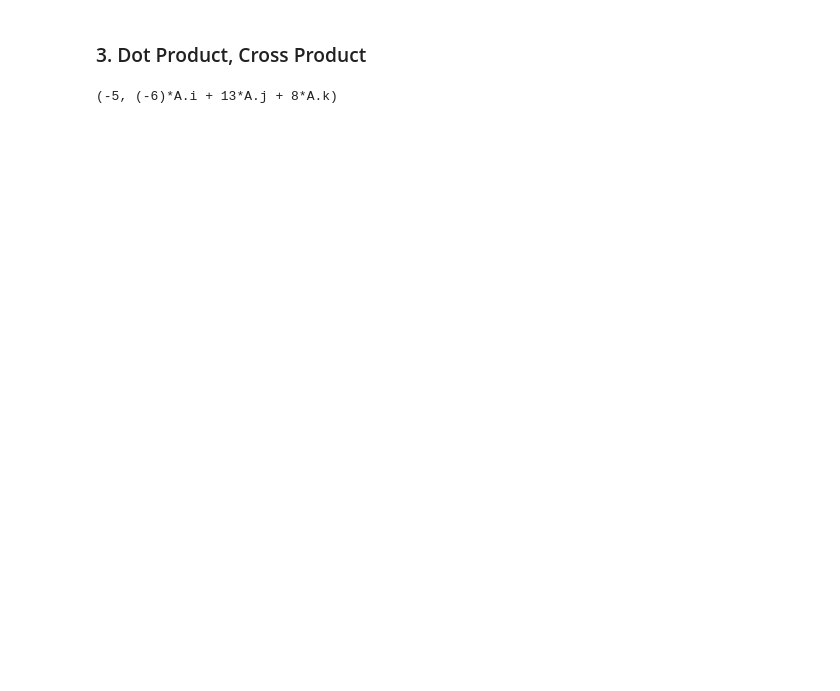
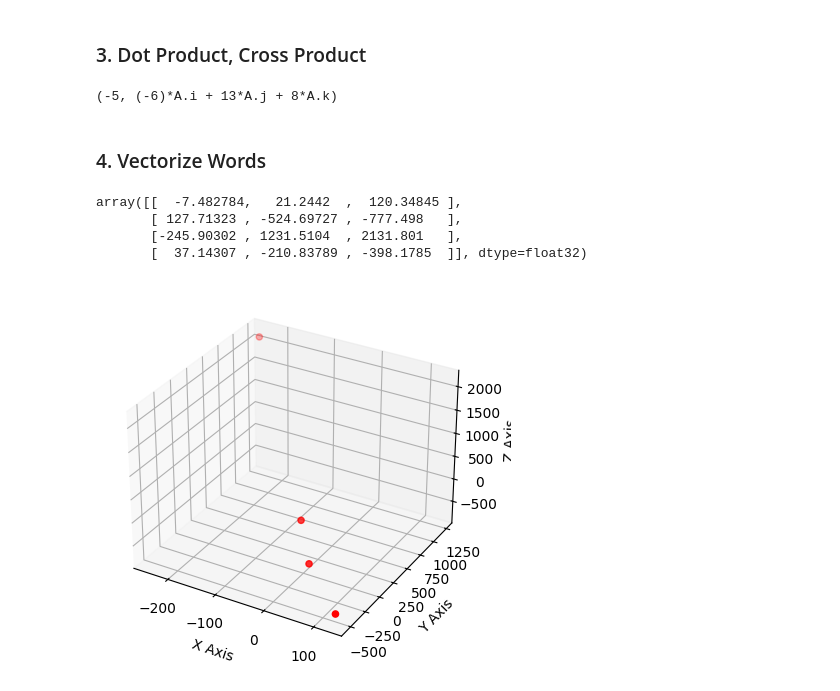
Before and after one commit to sdkim96/algorithm, a Jupyter notebook: math/3dvector.ipynb, the cells around one changed output. Drawn from its saved outputs; the diff is of its cells as text; code cells hidden in the pictures; blank space fills up the shorter version.

```diff
--- a/math/3dvector.ipynb
+++ b/math/3dvector.ipynb
@@ -30,3 +67,5 @@ crossed = v1.cross(v2)
 dotted, crossed
 # %% [output]
 (-5, (-6)*A.i + 13*A.j + 8*A.k)
+# %% [markdown]
+### 4. Vectorize Words
@@ -32,0 +122,49 @@ dotted, crossed
+# %%
+apple = Word(name=apple_json["name"], vector=apple_json["vector"])
+banana = Word(name=banana_json["name"], vector=banana_json["vector"])
+red = Word(name=red_json["name"], vector=red_json["vector"])
+yellow = Word(name=yellow_json["name"], vector=yellow_json["vector"])
+# %%
+from sklearn.manifold import TSNE
+import numpy as np
+
+def get_3d_embeddings(vectors):
+
+    vectors_np = []
+    for v in vectors:
+        v = np.array(v)
+        vectors_np.append(v)
+
+    vectors_np = np.array(vectors_np)
+
+    tsne = TSNE(n_components=3, random_state=0, perplexity=2)
+    embeddings_3d = tsne.fit_transform(vectors_np)
+
+    return embeddings_3d
+# %%
+embeddings = get_3d_embeddings([apple.vector, banana.vector, red.vector, yellow.vector])
+
+embeddings
+# %% [output]
+array([[  -7.482784,   21.2442  ,  120.34845 ],
+       [ 127.71323 , -524.69727 , -777.498   ],
+       [-245.90302 , 1231.5104  , 2131.801   ],
+       [  37.14307 , -210.83789 , -398.1785  ]], dtype=float32)
+# %%
+import matplotlib.pyplot as plt
+from mpl_toolkits.mplot3d import Axes3D
+import numpy as np
+
+fig = plt.figure()
+ax = fig.add_subplot(111, projection='3d')
+
+ax.scatter(embeddings[:, 0], embeddings[:, 1], embeddings[:, 2], c='r', marker='o')
+
+ax.set_xlabel('X Axis')
+ax.set_ylabel('Y Axis')
+ax.set_zlabel('Z Axis')
+
+# 그래프 표시
+plt.show()
+# %% [output]
+[figure, added]
```
Also changed, not shown: parts of 9 cells of this notebook.
